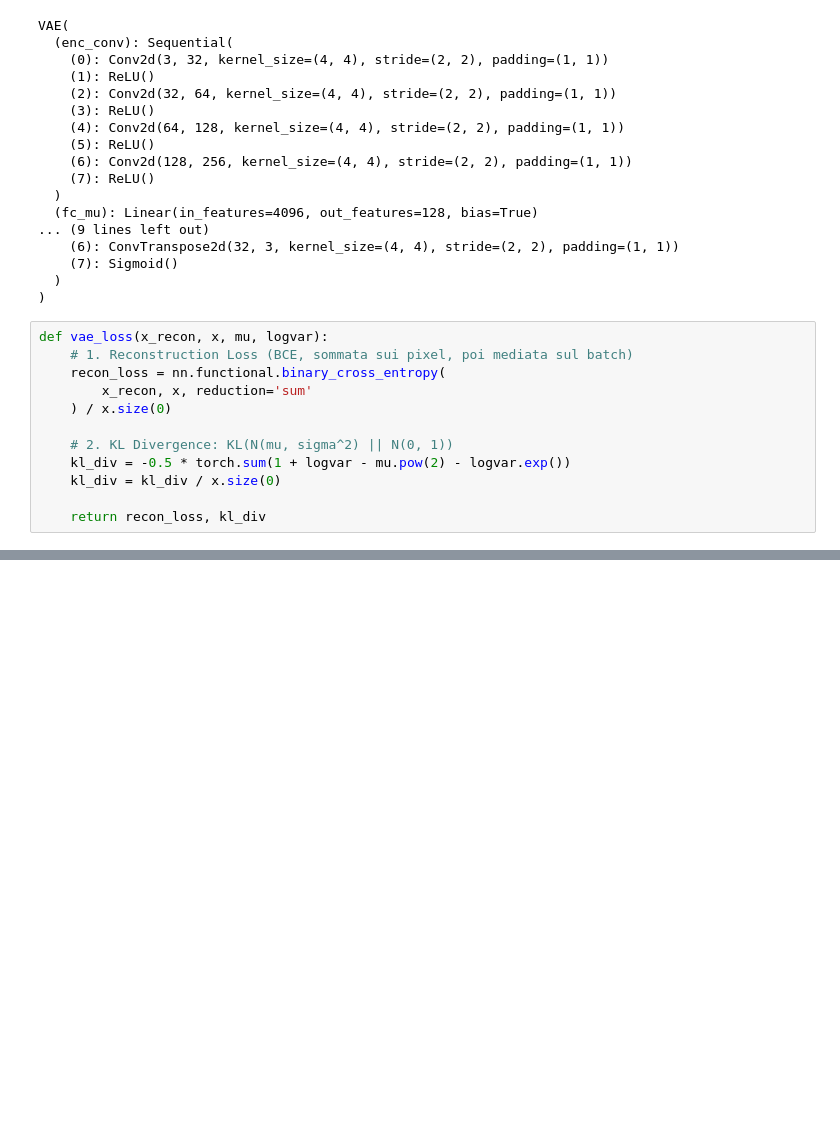
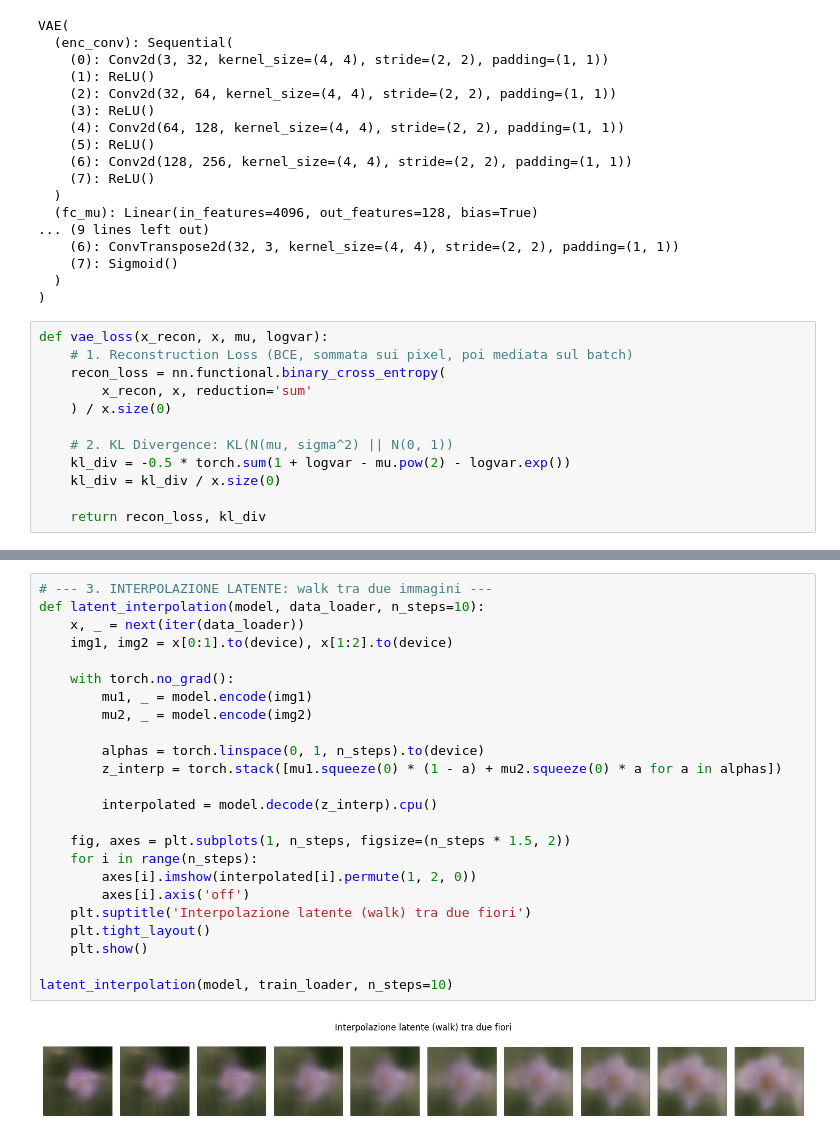
Before and after one commit to matteoliotti/modulo6_P2, a Jupyter notebook: modulo6_P2.ipynb, the cells around one changed output, grey strips where cells are left out. Drawn from its saved outputs; the diff is of its cells as text; blank space fills up the shorter version.

```diff
--- a/modulo6_P2.ipynb
+++ b/modulo6_P2.ipynb
@@ -209,0 +258,26 @@ plt.show()
+# %%
+# --- 3. INTERPOLAZIONE LATENTE: walk tra due immagini ---
+def latent_interpolation(model, data_loader, n_steps=10):
+    x, _ = next(iter(data_loader))
+    img1, img2 = x[0:1].to(device), x[1:2].to(device)
+
+    with torch.no_grad():
+        mu1, _ = model.encode(img1)
+        mu2, _ = model.encode(img2)
+
+        alphas = torch.linspace(0, 1, n_steps).to(device)
+        z_interp = torch.stack([mu1.squeeze(0) * (1 - a) + mu2.squeeze(0) * a for a in alphas])
+
+        interpolated = model.decode(z_interp).cpu()
+
+    fig, axes = plt.subplots(1, n_steps, figsize=(n_steps * 1.5, 2))
+    for i in range(n_steps):
+        axes[i].imshow(interpolated[i].permute(1, 2, 0))
+        axes[i].axis('off')
+    plt.suptitle('Interpolazione latente (walk) tra due fiori')
+    plt.tight_layout()
+    plt.show()
+
+latent_interpolation(model, train_loader, n_steps=10)
+# %% [output]
+[figure, added]
```
Also changed, not shown: parts of 4 cells of this notebook.
